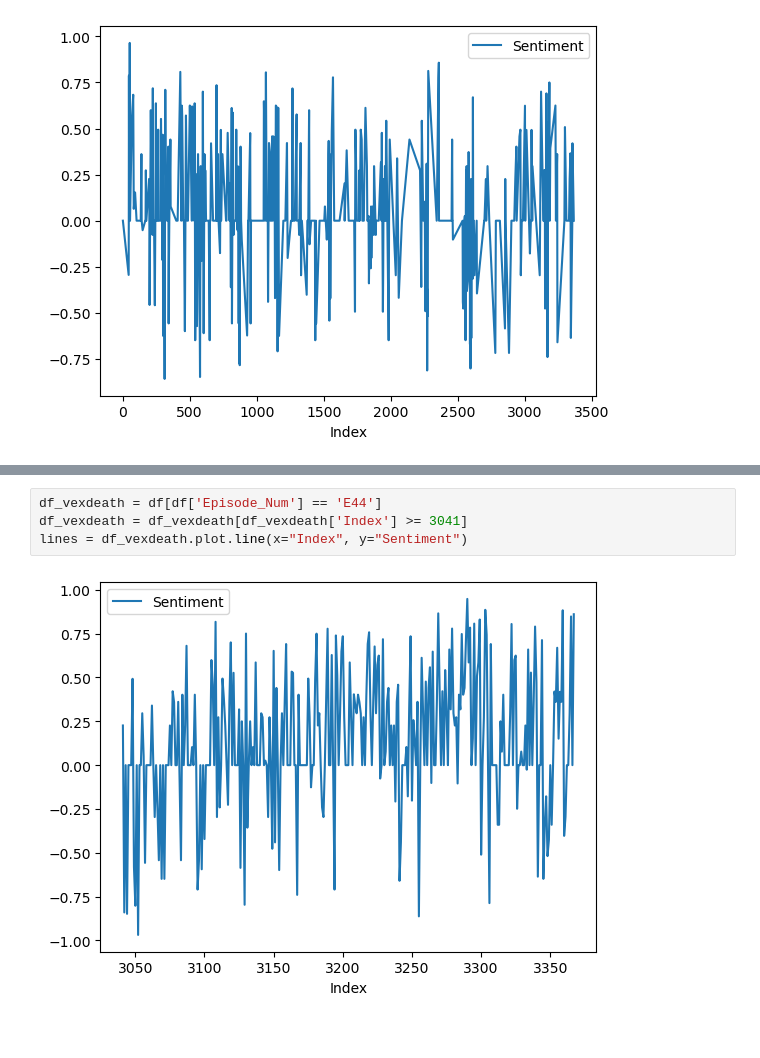
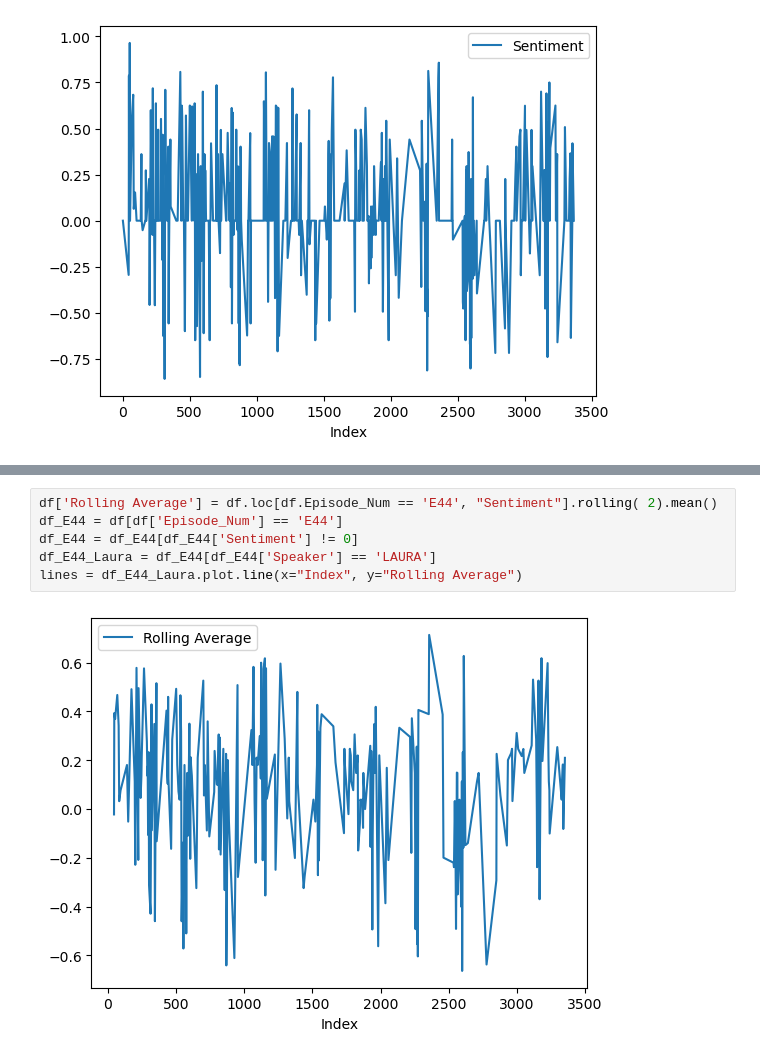
Before and after one commit to hanna-dodd/ttrpg-sentiment, a Jupyter notebook: vader.ipynb, the cells around one changed output, grey strips where cells are left out. Drawn from its saved outputs; the diff is of its cells as text.

```diff
--- a/vader.ipynb
+++ b/vader.ipynb
@@ -55,6 +49,8 @@ lines = df_liam.plot.line(x="Index", y="Sentiment")
-# %%
-df_vexdeath = df[df['Episode_Num'] == 'E44']
-df_vexdeath = df_vexdeath[df_vexdeath['Index'] >= 3041]
-lines = df_vexdeath.plot.line(x="Index", y="Sentiment")
-# %% [output]
-[figure, removed]
+# %%
+df['Rolling Average'] = df.loc[df.Episode_Num == 'E44', "Sentiment"].rolling( 2).mean()
+df_E44 = df[df['Episode_Num'] == 'E44']
+df_E44 = df_E44[df_E44['Sentiment'] != 0]
+df_E44_Laura = df_E44[df_E44['Speaker'] == 'LAURA']
+lines = df_E44_Laura.plot.line(x="Index", y="Rolling Average")
+# %% [output]
+[figure, added]
```
Also changed, not shown: parts of 2 cells of this notebook.
